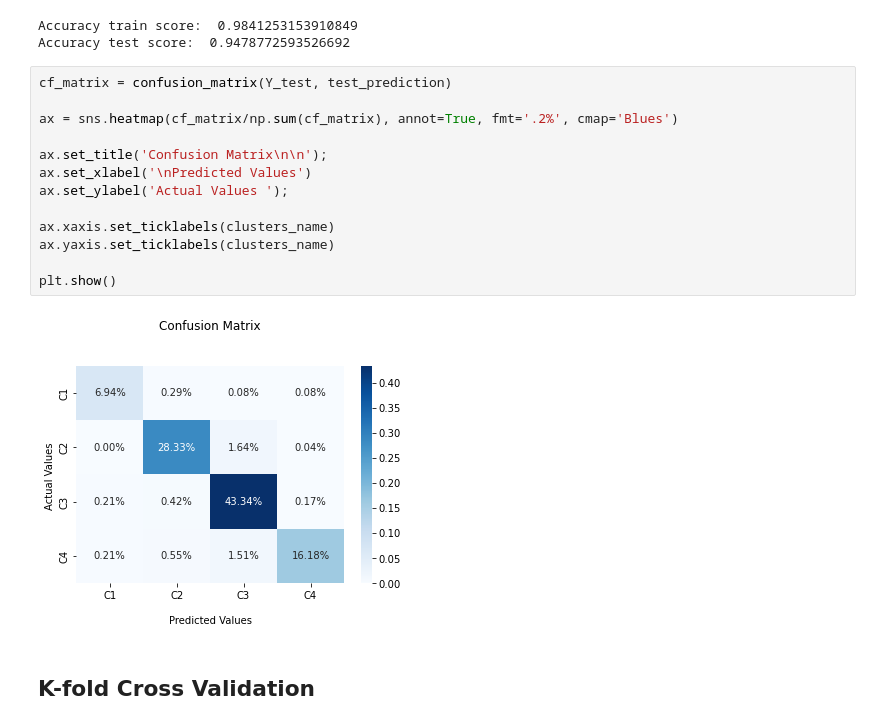
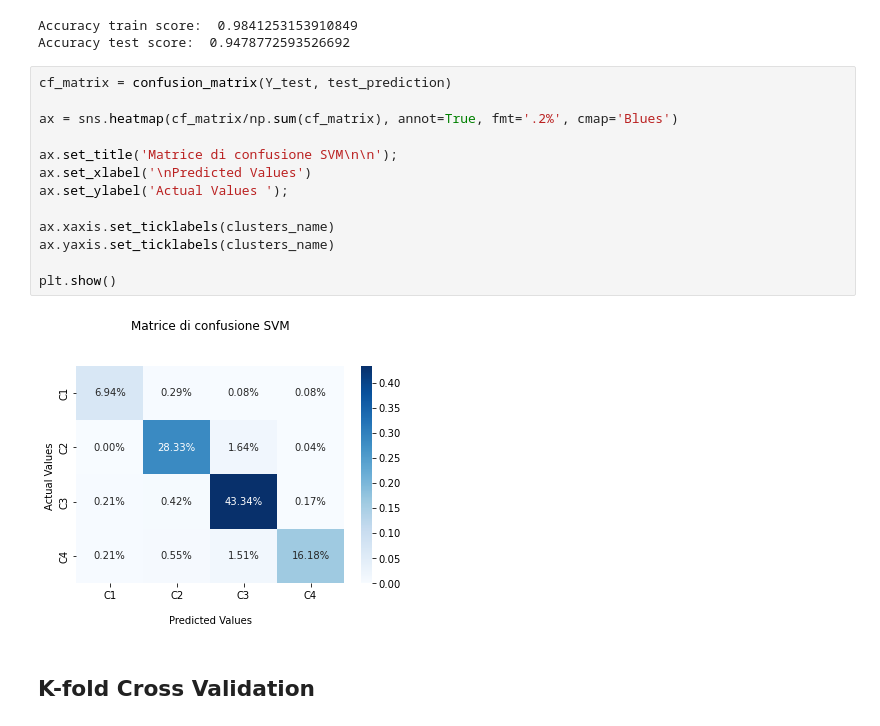
Before and after one commit to Ferru2000/SentimentAnalysis, a Jupyter notebook: Unsupervised/Unsupervised.ipynb, the cells around one changed output. Drawn from its saved outputs; the diff is of its cells as text.

```diff
--- a/Unsupervised/Unsupervised.ipynb
+++ b/Unsupervised/Unsupervised.ipynb
@@ -179,18 +179,18 @@ Accuracy test score:  0.9478772593526692
 # %%
 cf_matrix = confusion_matrix(Y_test, test_prediction)
 
 ax = sns.heatmap(cf_matrix/np.sum(cf_matrix), annot=True, fmt='.2%', cmap='Blues')
 
-ax.set_title('Confusion Matrix\n\n');
+ax.set_title('Matrice di confusione SVM\n\n');
 ax.set_xlabel('\nPredicted Values')
 ax.set_ylabel('Actual Values ');
 
 ax.xaxis.set_ticklabels(clusters_name)
 ax.yaxis.set_ticklabels(clusters_name)
 
 plt.show()
 # %% [output]
-[figure, old version]
+[figure, new version]
 # %% [markdown]
 ## K-fold Cross Validation
 # %%
```
Also changed, not shown: parts of 1 cell of this notebook, 2 other files.
